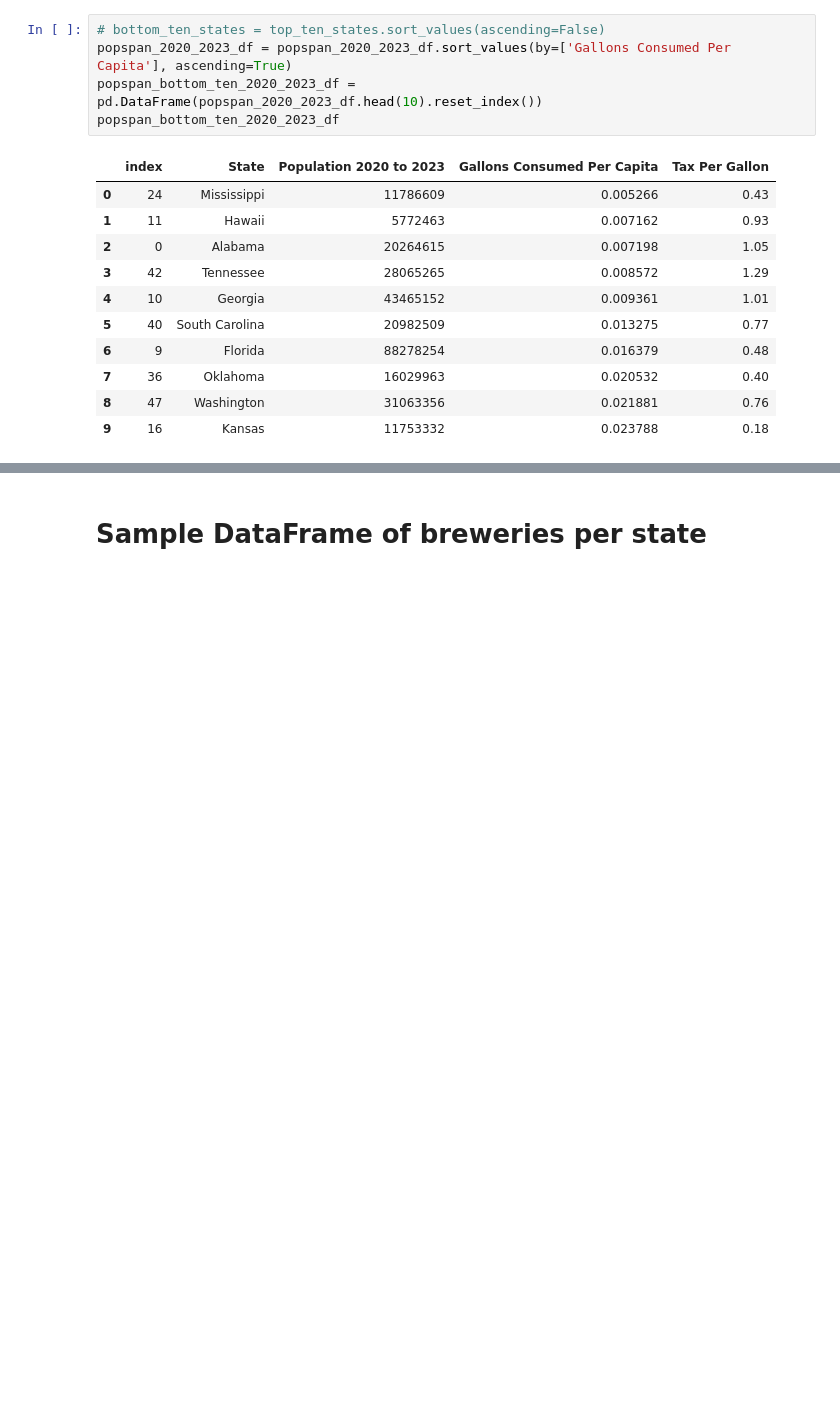
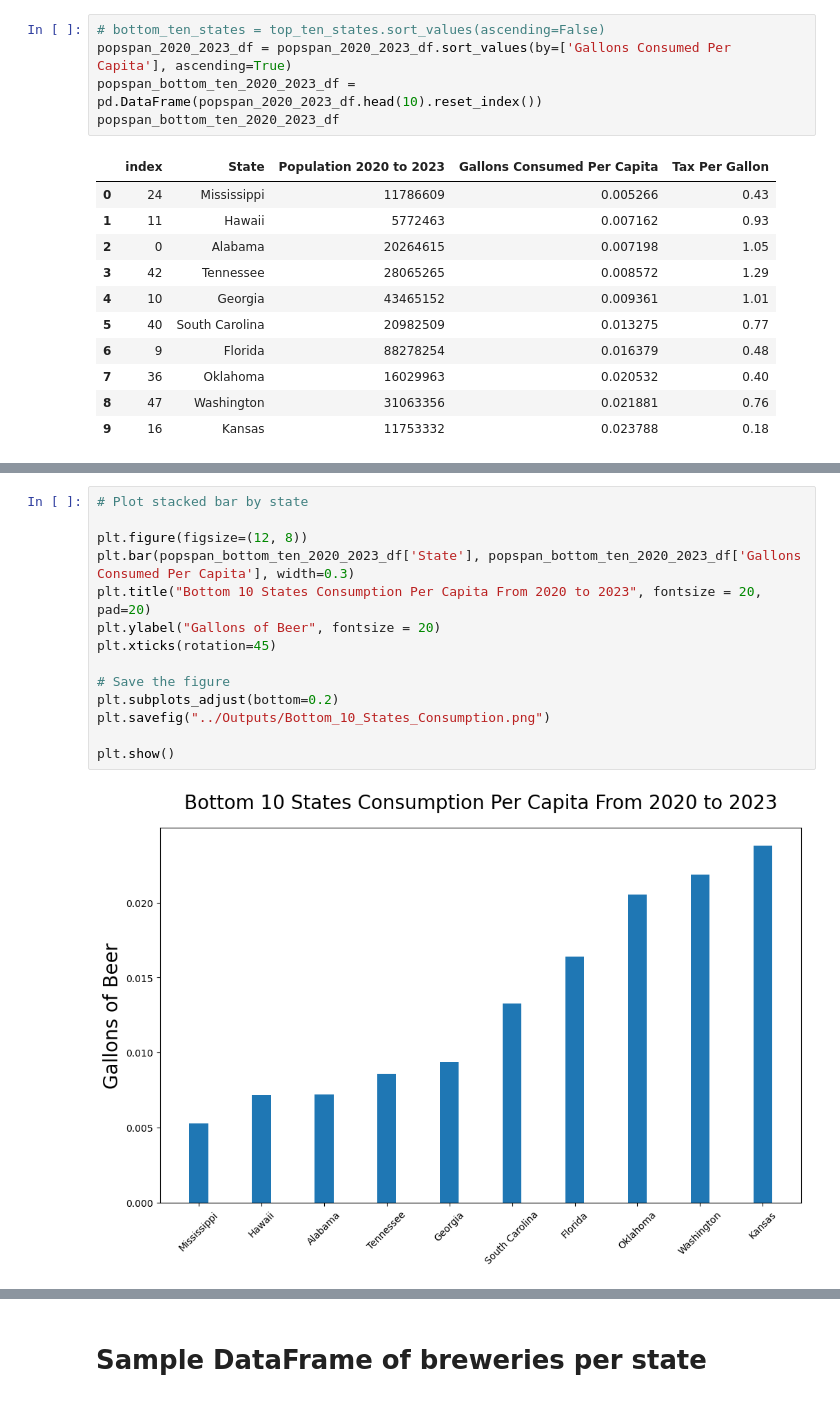
Before and after one commit to scorpionhand/Brewery_Project_One, a Jupyter notebook: Analysis/US_Beer_Analysis.ipynb, the cells around one changed output, grey strips where cells are left out. Saved outputs shown, nothing was run; the diff lists cells and outputs as text; blank space fills up the shorter version.

```diff
--- a/Analysis/US_Beer_Analysis.ipynb
+++ b/Analysis/US_Beer_Analysis.ipynb
@@ -162,3 +162,19 @@ plt.show()
+# %%
+# Plot stacked bar by state
+
+plt.figure(figsize=(12, 8))
+plt.bar(popspan_bottom_ten_2020_2023_df['State'], popspan_bottom_ten_2020_2023_df['Gallons Consumed Per Capita'], width=0.3)
+plt.title("Bottom 10 States Consumption Per Capita From 2020 to 2023", fontsize = 20, pad=20)
+plt.ylabel("Gallons of Beer", fontsize = 20)
+plt.xticks(rotation=45)
+
+# Save the figure
+plt.subplots_adjust(bottom=0.2)
+plt.savefig("../Outputs/Bottom_10_States_Consumption.png")
+
+plt.show()
+# %% [output]
+[figure, added]
 # %%
 # Plot stacked bar by state
 
```
Also changed, not shown: parts of 17 cells of this notebook, 11 other files.
